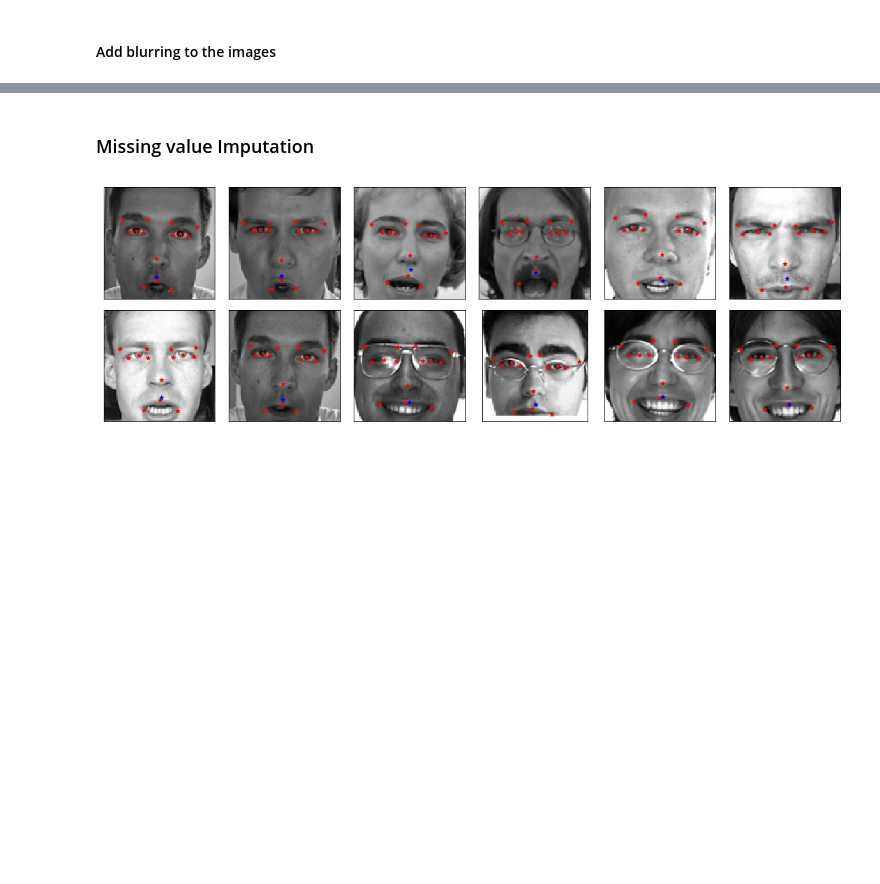
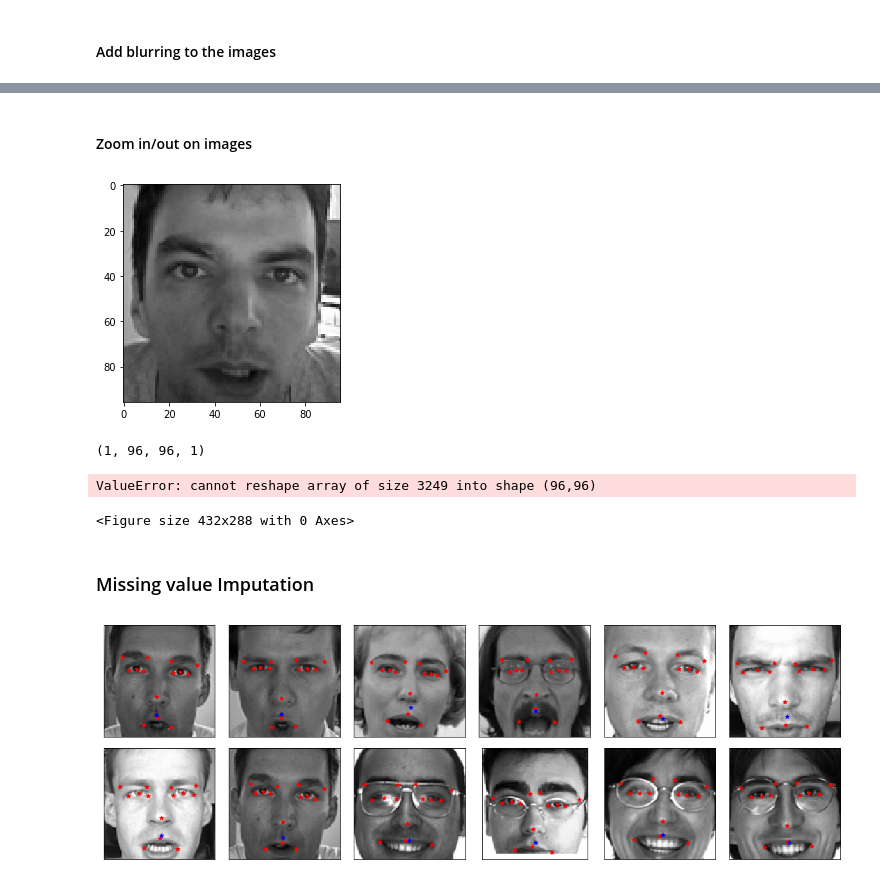
Before and after one commit to MadhuAtBerkeley/w207_Project, a Jupyter notebook: source/w207_eda.ipynb, the cells around one changed output, grey strips where cells are left out. Saved outputs shown, nothing was run; the diff lists cells and outputs as text; code cells hidden in the pictures; blank space fills up the shorter version.

```diff
--- a/source/w207_eda.ipynb
+++ b/source/w207_eda.ipynb
@@ -317,3 +421,23 @@ view_img(dst)
+# %% [markdown]
+#### Zoom in/out on images
+# %%
+img = x_train[[5]]
+view_img(img)
+scale_percent = 60 # percent of original size
+width = int(96 * scale_percent / 100)
+height = int(96 * scale_percent / 100)
+dim = (width, height)
+img.shape
+
+# resize image
+resized = cv2.resize(img[0], dim, interpolation = cv2.INTER_AREA)
+# TODO move coordinates for y_train
+view_img(resized,get_facial_keypoints(y_train,5))
+# %% [output]
+[figure, added]
+(1, 96, 96, 1)
+ValueError: cannot reshape array of size 3249 into shape (96,96)
+<Figure size 432x288 with 0 Axes>
 # %% [markdown]
 ### Missing value Imputation
 # %%
```
Also changed, not shown: parts of 9 cells of this notebook.
